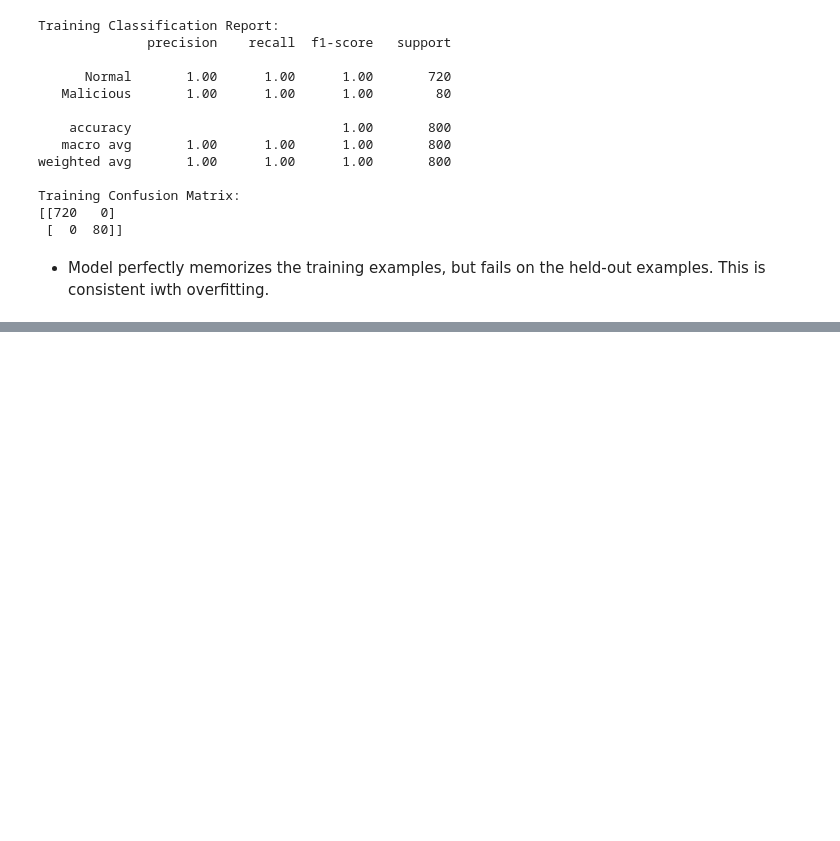
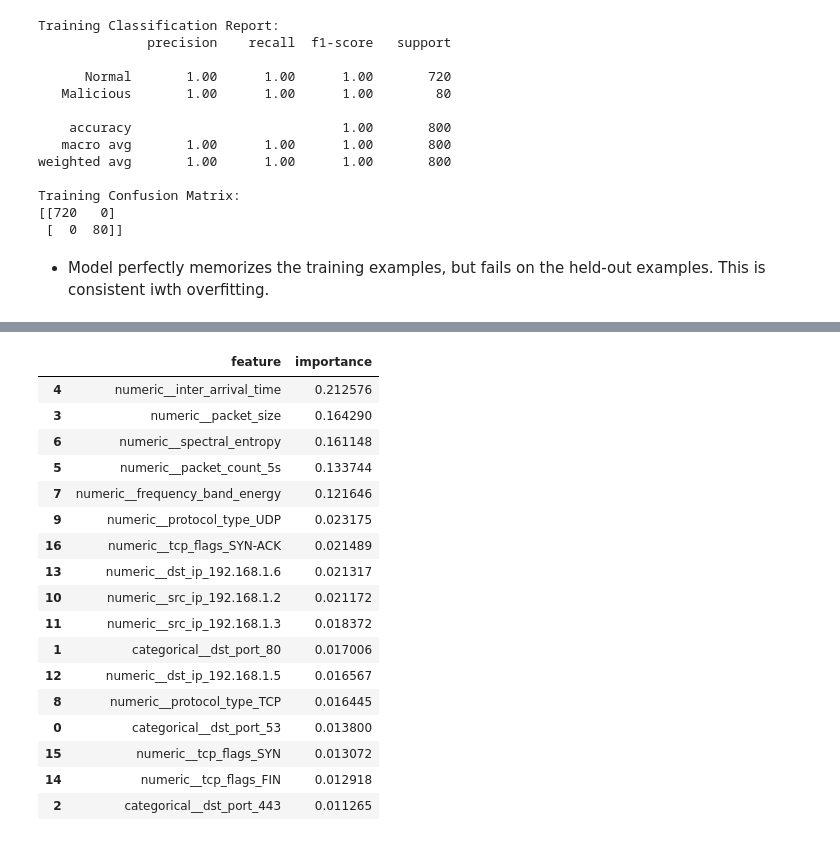
Before and after one commit to shivainlabs/Network-Traffic-Anomaly-Detection, a Jupyter notebook: notebooks/03_model_training.ipynb, the cells around one changed output, grey strips where cells are left out. Saved outputs shown, nothing was run; the diff lists cells and outputs as text; code cells hidden in the pictures; blank space fills up the shorter version.

```diff
--- a/notebooks/03_model_training.ipynb
+++ b/notebooks/03_model_training.ipynb
@@ -304,0 +480,36 @@ Training Confusion Matrix:
+# %%
+import pandas as pd
+
+# Extract the fitted preprocessor and Random Forest
+fitted_preprocessor = rf_simple.named_steps["preprocessor"]
+rf_model = rf_simple.named_steps["classifier"]
+
+# Get transformed feature names
+feature_names = fitted_preprocessor.get_feature_names_out()
+
+# Extract feature importance
+importance_df = pd.DataFrame({
+    "feature": feature_names,
+    "importance": rf_model.feature_importances_
+}).sort_values("importance", ascending=False)
+
+display(importance_df)
+# %% [output]
+|  | feature | importance |
+| 4 | numeric__inter_arrival_time | 0.212576 |
+| 3 | numeric__packet_size | 0.164290 |
+| 6 | numeric__spectral_entropy | 0.161148 |
+| 5 | numeric__packet_count_5s | 0.133744 |
+| 7 | numeric__frequency_band_energy | 0.121646 |
+| 9 | numeric__protocol_type_UDP | 0.023175 |
+| 16 | numeric__tcp_flags_SYN-ACK | 0.021489 |
+| 13 | numeric__dst_ip_192.168.1.6 | 0.021317 |
+| 10 | numeric__src_ip_192.168.1.2 | 0.021172 |
+| 11 | numeric__src_ip_192.168.1.3 | 0.018372 |
+| 1 | categorical__dst_port_80 | 0.017006 |
+| 12 | numeric__dst_ip_192.168.1.5 | 0.016567 |
+| 8 | numeric__protocol_type_TCP | 0.016445 |
+| 0 | categorical__dst_port_53 | 0.013800 |
+| 15 | numeric__tcp_flags_SYN | 0.013072 |
+| 14 | numeric__tcp_flags_FIN | 0.012918 |
+| 2 | categorical__dst_port_443 | 0.011265 |
```
Also changed, not shown: parts of 15 cells of this notebook.
